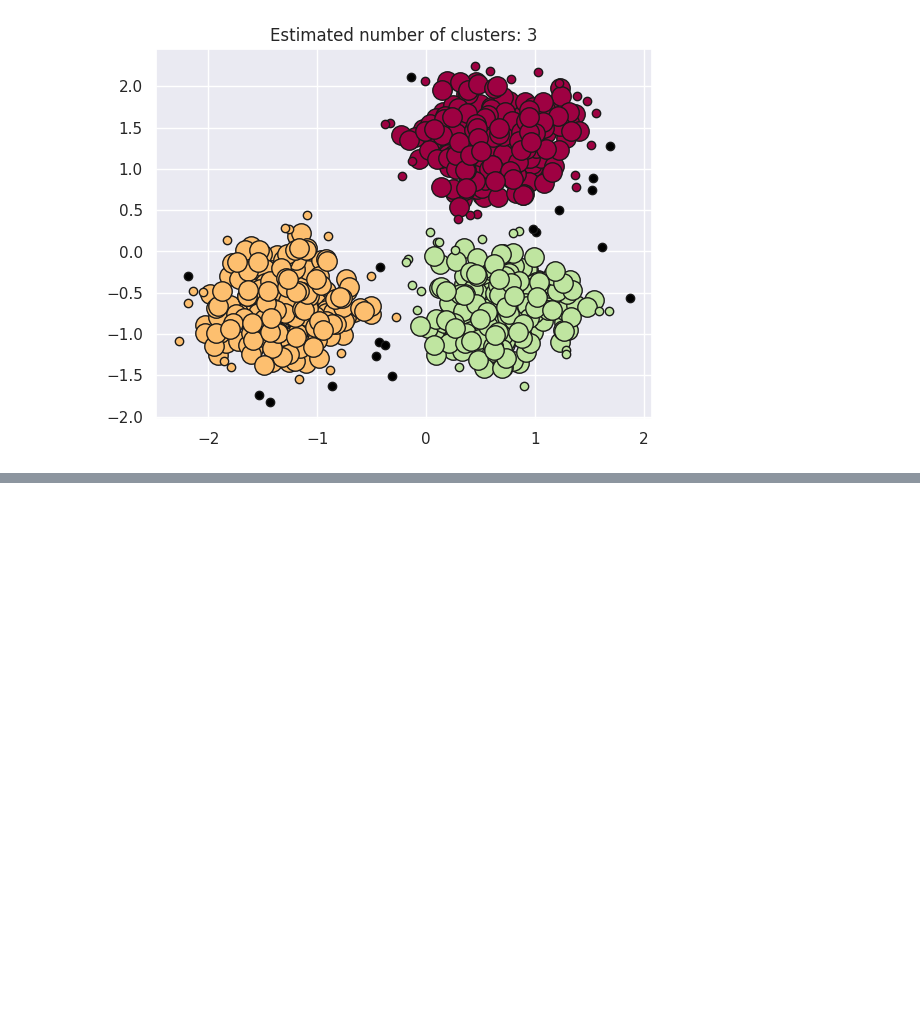
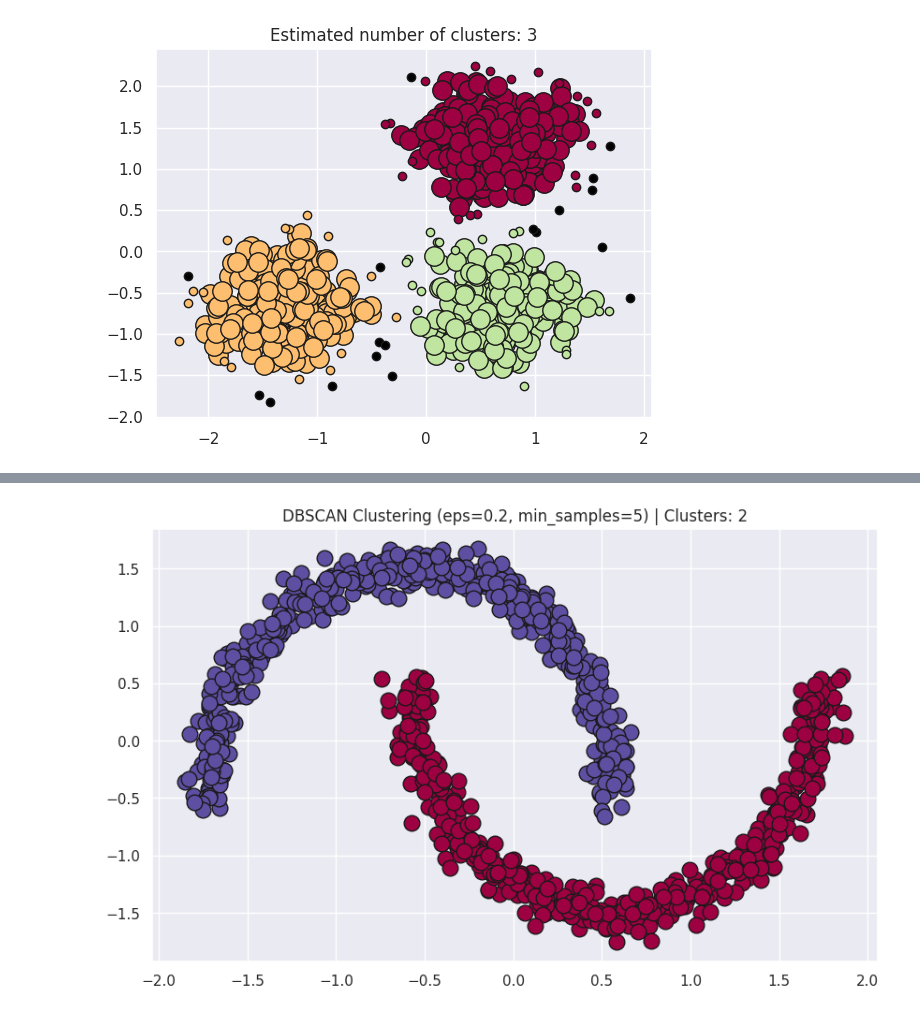
Before and after one commit to Yahya1805/machine-learning_2026, a Jupyter notebook: ML_JS04_10.ipynb, the cells around one changed output, grey strips where cells are left out. Saved outputs shown, nothing was run; the diff lists cells and outputs as text; code cells hidden in the pictures; blank space fills up the shorter version.

```diff
--- a/ML_JS04_10.ipynb
+++ b/ML_JS04_10.ipynb
@@ -976,0 +1105,6 @@ plt.show()
+# %%
+# Membuat dataset make_moons
+X_moons, y_moons_true = make_moons(n_samples=1000, noise=0.05, random_state=42)
+
+# Normalisasi menggunakan StandardScaler
+X_moons_scaled = StandardScaler().fit_transform(X_moons)
@@ -976,0 +1115,11 @@ plt.show()
+# %%
+# Inisialisasi dan fitting model DBSCAN
+db_moons = DBSCAN(eps=0.2, min_samples=5).fit(X_moons_scaled)
+labels_moons = db_moons.labels_
+
+# Menghitung jumlah klaster dan noise
+n_clusters_moons = len(set(labels_moons)) - (1 if -1 in labels_moons else 0)
+n_noise_moons = list(labels_moons).count(-1)
+
+print(f"Estimated number of clusters: {n_clusters_moons}")
+print(f"Estimated number of noise points: {n_noise_moons}")
@@ -976,0 +1152,40 @@ plt.show()
+# %%
+unique_labels_moons = set(labels_moons)
+core_samples_mask_moons = np.zeros_like(labels_moons, dtype=bool)
+core_samples_mask_moons[db_moons.core_sample_indices_] = True
+
+colors_moons = [plt.cm.Spectral(each) for each in np.linspace(0, 1, len(unique_labels_moons))]
+
+plt.figure(figsize=(10, 6))
+for k, col in zip(unique_labels_moons, colors_moons):
+    if k == -1:
+        # Warna hitam untuk noise
+        col = [0, 0, 0, 1]
+
+    class_member_mask = (labels_moons == k)
+
+    # Plot Core Samples (Titik Besar)
+    xy_core = X_moons_scaled[class_member_mask & core_samples_mask_moons]
+    plt.plot(
+        xy_core[:, 0], xy_core[:, 1], 'o',
+        markerfacecolor=tuple(col),
+        markeredgecolor='k',
+        markersize=12,
+        label=f'Cluster {k} Core' if k != -1 else None
+    )
+
+    # Plot Non-Core Samples (Titik Kecil)
+    xy_non_core = X_moons_scaled[class_member_mask & ~core_samples_mask_moons]
+    plt.plot(
+        xy_non_core[:, 0], xy_non_core[:, 1], 'o',
+        markerfacecolor=tuple(col),
+        markeredgecolor='k',
+        markersize=5,
+        label=f'Cluster {k} Non-Core' if (k != -1 and len(xy_non_core) > 0) else None
+    )
+
+plt.title(f'DBSCAN Clustering (eps=0.2, min_samples=5) | Clusters: {n_clusters_moons}')
+plt.grid(True)
+plt.show()
+# %% [output]
+[figure, added]
```
Also changed, not shown: parts of 22 cells of this notebook.
